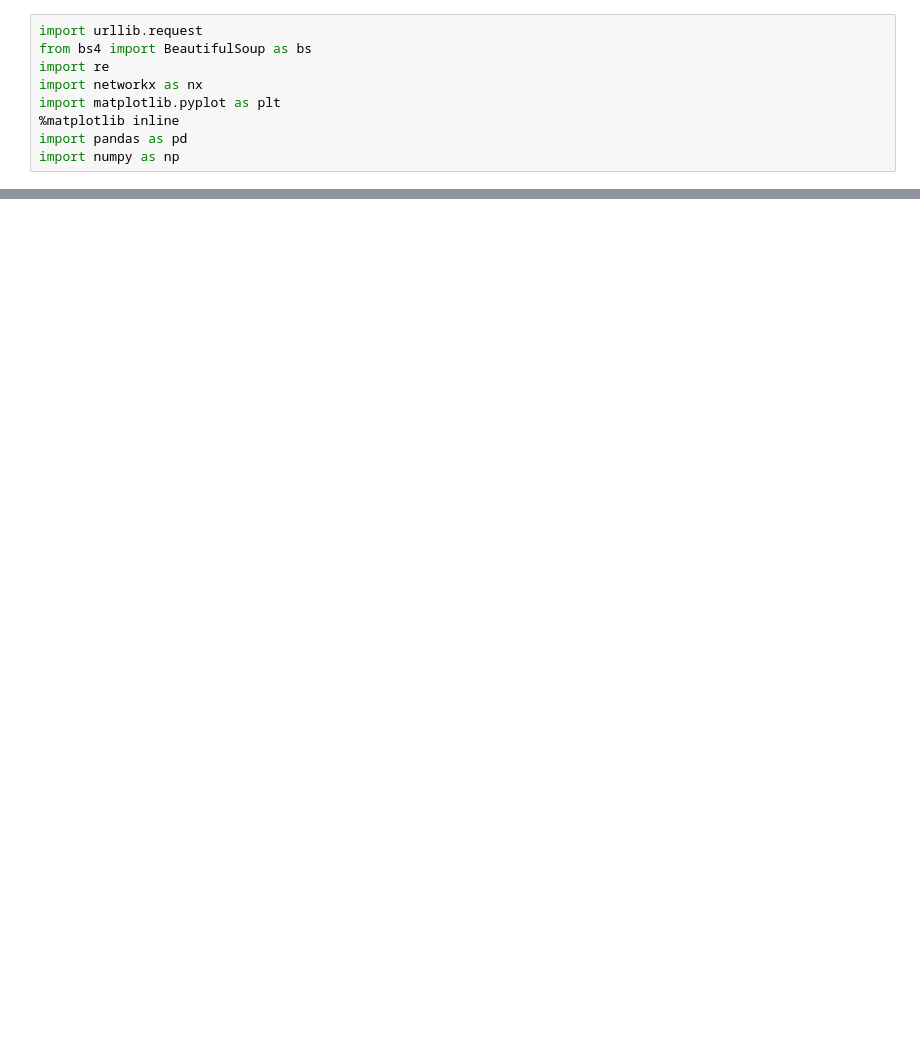
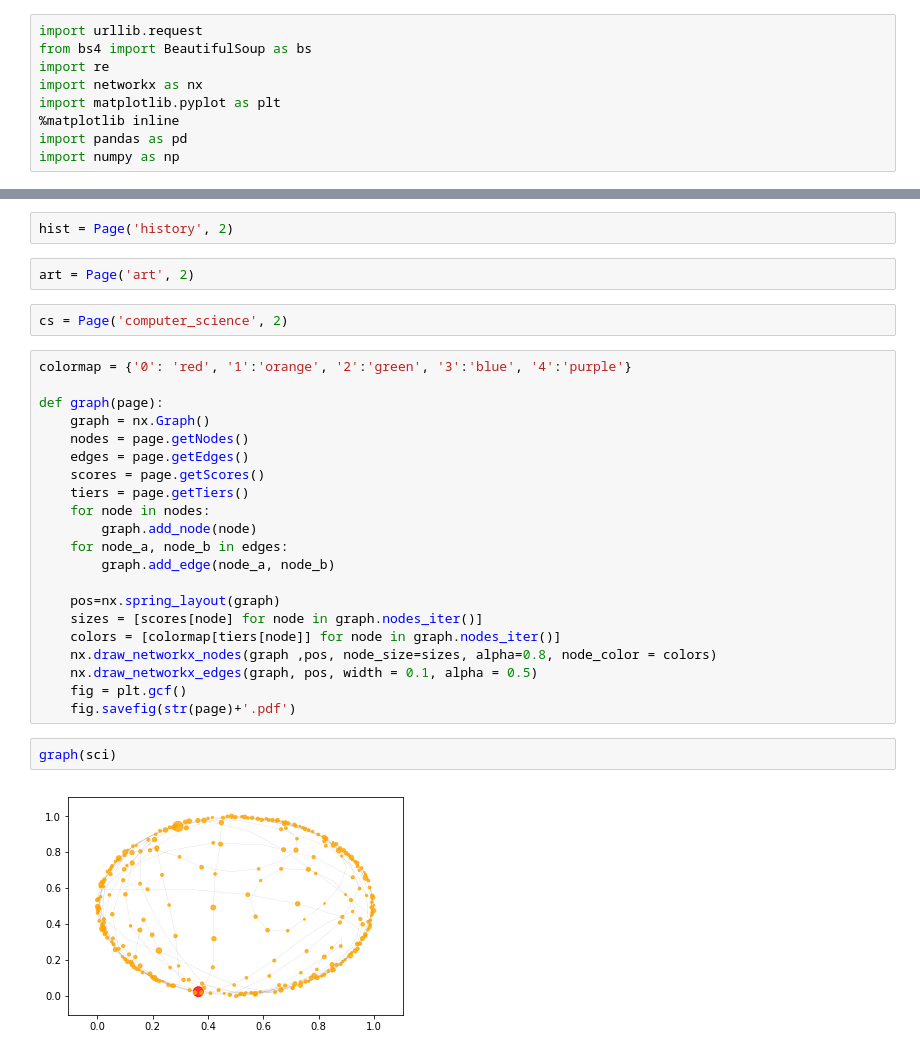
Before and after one commit to ogelsir/wikiweb, a Jupyter notebook: Wikiweb 2.ipynb, the cells around one changed output, grey strips where cells are left out. Drawn from its saved outputs; the diff is of its cells as text; blank space fills up the shorter version.

Commit message:
pretty much done
still some errors with tiers

```diff
--- a/Wikiweb 2.ipynb
+++ b/Wikiweb 2.ipynb
@@ -114,0 +156,31 @@ for elem in sci.getNodes():
+# %%
+hist = Page('history', 2)
+# %%
+art = Page('art', 2)
+# %%
+cs = Page('computer_science', 2)
+# %%
+colormap = {'0': 'red', '1':'orange', '2':'green', '3':'blue', '4':'purple'}
+
+def graph(page):
+    graph = nx.Graph()
+    nodes = page.getNodes()
+    edges = page.getEdges()
+    scores = page.getScores()
+    tiers = page.getTiers()
+    for node in nodes:
+        graph.add_node(node)
+    for node_a, node_b in edges:
+        graph.add_edge(node_a, node_b)
+
+    pos=nx.spring_layout(graph)
+    sizes = [scores[node] for node in graph.nodes_iter()]
+    colors = [colormap[tiers[node]] for node in graph.nodes_iter()]
+    nx.draw_networkx_nodes(graph ,pos, node_size=sizes, alpha=0.8, node_color = colors)
+    nx.draw_networkx_edges(graph, pos, width = 0.1, alpha = 0.5)
+    fig = plt.gcf()
+    fig.savefig(str(page)+'.pdf')
+# %%
+graph(sci)
+# %% [output]
+[figure, added]
```
Also changed, not shown: parts of 9 cells of this notebook.
